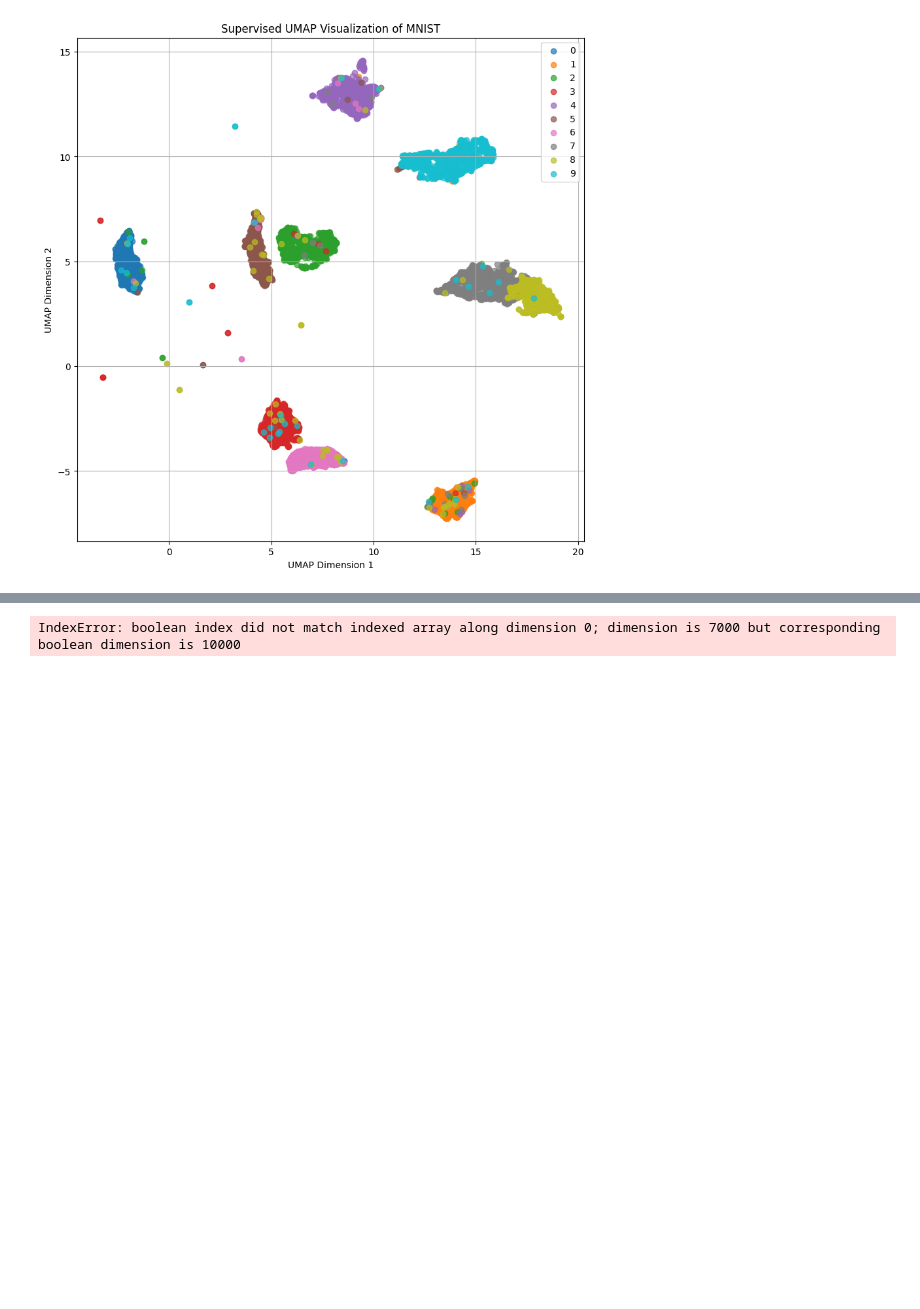
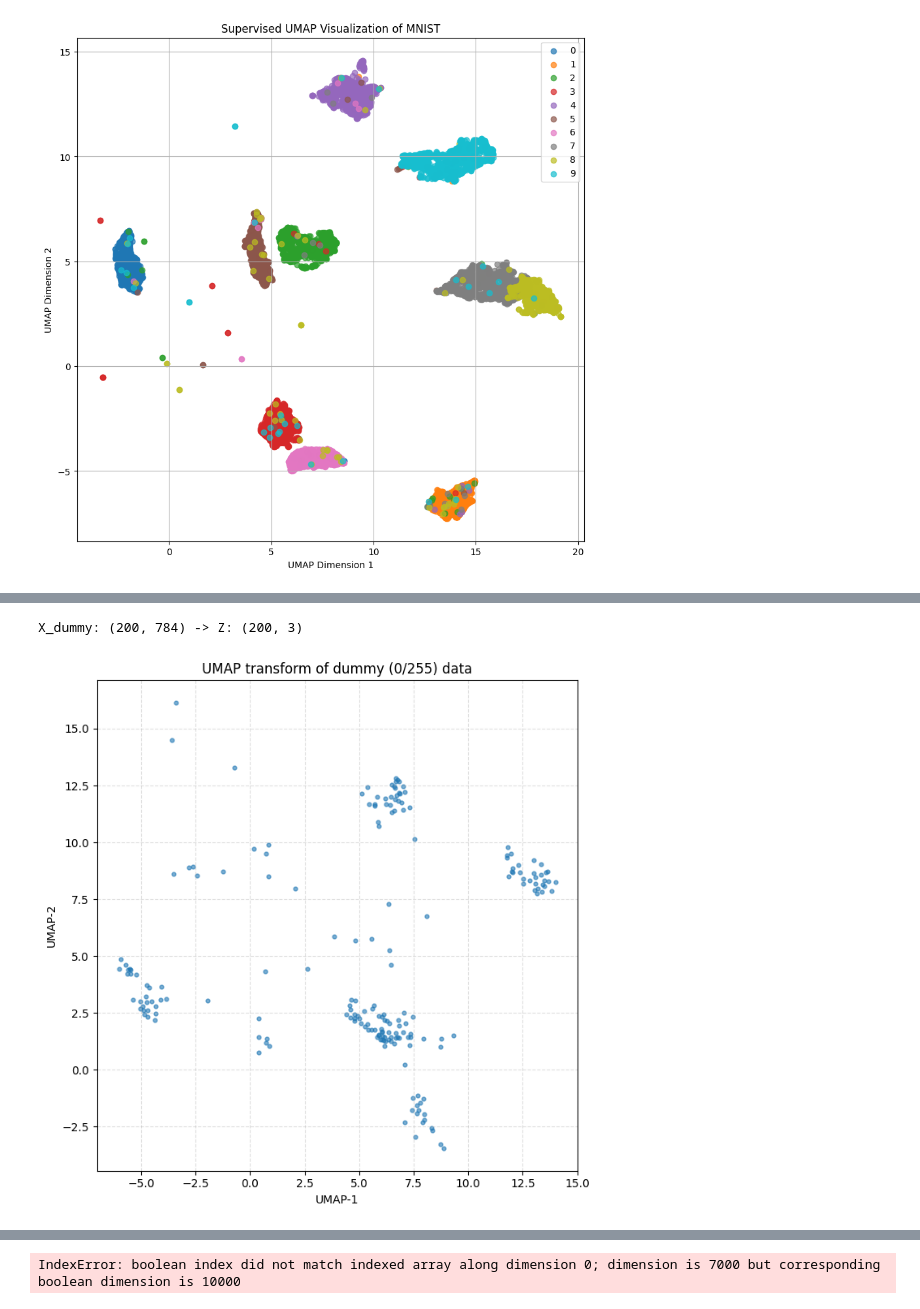
Before and after one commit to takano-lab/data-collaboration-analysis, a Jupyter notebook: src/suetake_debug.ipynb, the cells around one changed output, grey strips where cells are left out. Cells and saved outputs as stored; diff of their text form; code cells hidden in the pictures; blank space fills up the shorter version.

```diff
--- a/src/suetake_debug.ipynb
+++ b/src/suetake_debug.ipynb
@@ -901,0 +948,36 @@ plt.show()
+# %%
+import numpy as np
+import matplotlib.pyplot as plt
+
+# 学習済みモデルの存在チェック
+try:
+    n_features = int(getattr(umap_model, "n_features_in_", 784))
+except NameError as e:
+    raise RuntimeError("umap_model が定義されていません。先に fit または fit_transform を実行してください。") from e
+
+# 0/255 のみのダミーMNIST風データを作成
+rng = np.random.default_rng(42)
+n_samples = 200
+
+# ランダムな二値(0/255)ベクトル
+X_dummy = (rng.integers(0, 2, size=(n_samples, n_features), dtype=np.int32) * 255).astype(np.float32)
+
+# いくつかのパターンも追加（全黒・全白）
+X_dummy[0, :] = 0
+X_dummy[1, :] = 255
+
+# 変換
+Z = umap_model.transform(X_dummy)
+print("X_dummy:", X_dummy.shape, "-> Z:", Z.shape)
+
+# 2次元散布（n_components>=2 を想定して先頭2軸プロット）
+plt.figure(figsize=(7,7))
+plt.scatter(Z[:,0], Z[:,1], s=12, alpha=0.6, c="tab:blue")
+plt.title("UMAP transform of dummy (0/255) data")
+plt.xlabel("UMAP-1"); plt.ylabel("UMAP-2")
+plt.grid(True, ls="--", alpha=0.4)
+plt.tight_layout()
+plt.show()
+# %% [output]
+X_dummy: (200, 784) -> Z: (200, 3)
+[figure, added]
```
Also changed, not shown: parts of 8 cells of this notebook, 9 other files.
